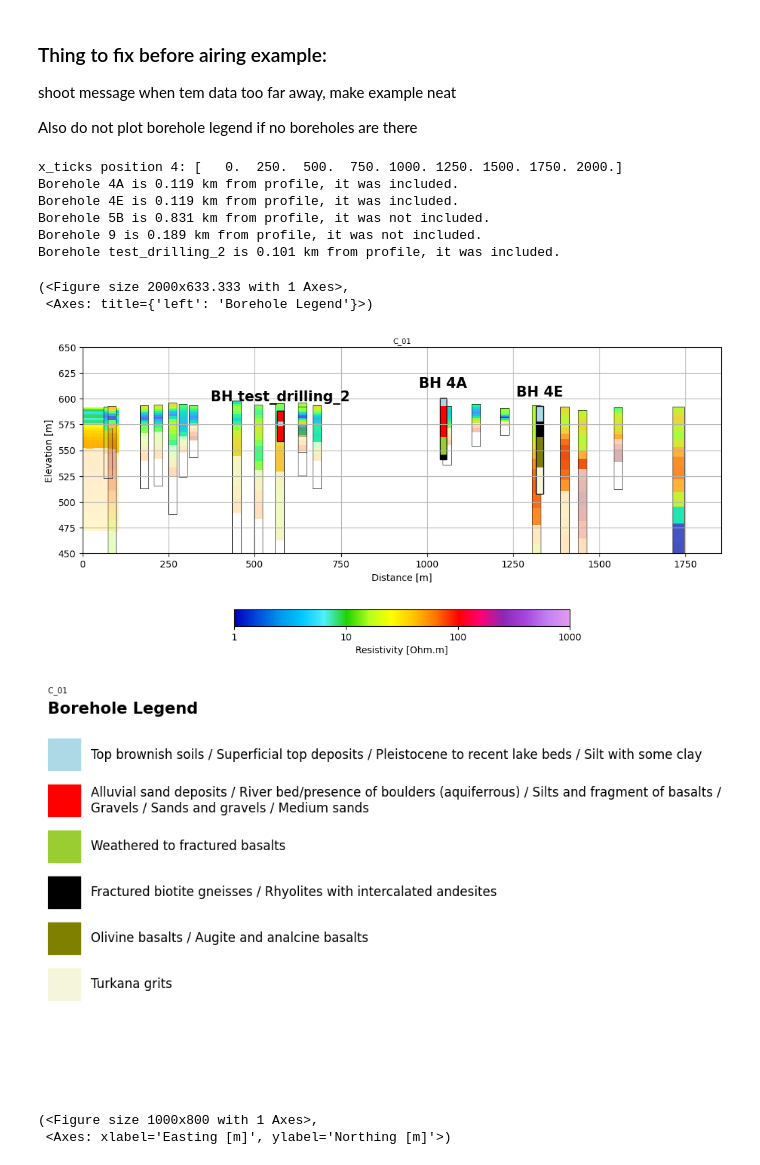
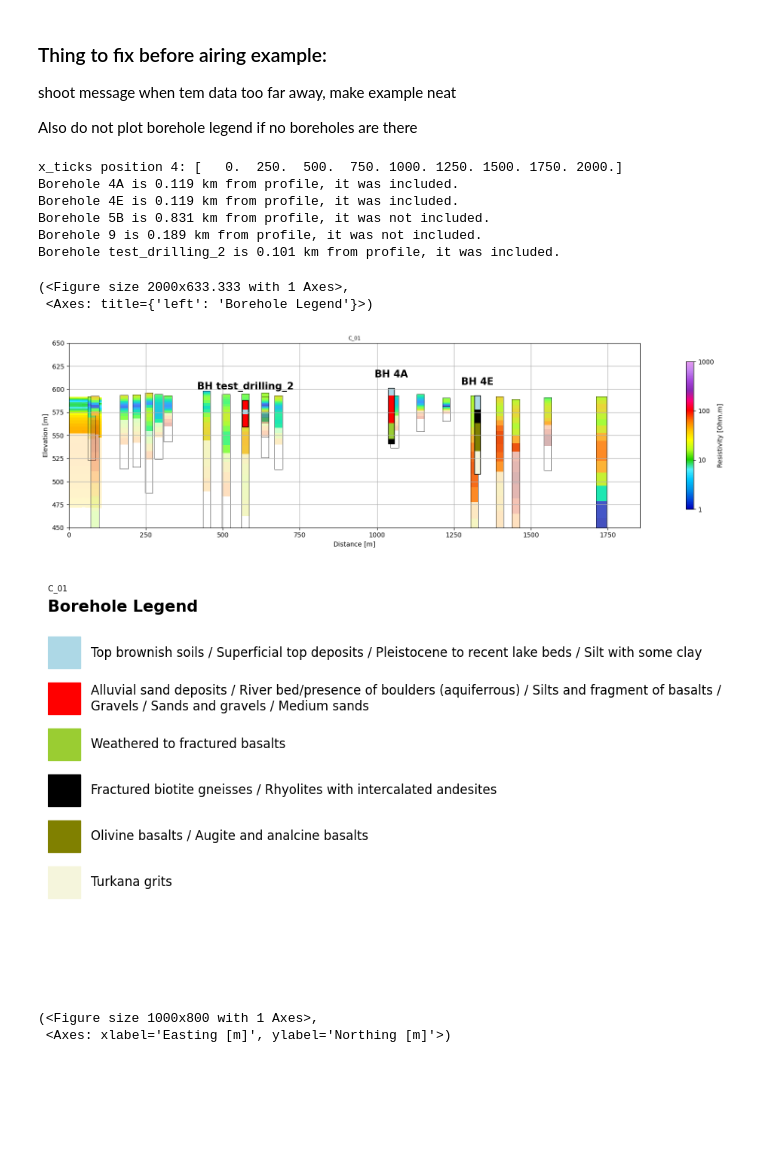
Before and after one commit to ivanyvela/ProfilePlotter, a Jupyter notebook: Examples/Kakuma.ipynb, the cells around one changed output. Cells and saved outputs as stored; diff of their text form; code cells hidden in the pictures; blank space fills up the shorter version.

```diff
--- a/Examples/Kakuma.ipynb
+++ b/Examples/Kakuma.ipynb
@@ -54,33 +54,32 @@ model.createProfiles(ttem_model_idx=0, profile_idx = profile_idx, interp_radius=
 # %%
 
 # Now we can create a plot object to plot the models
 plot = pplotter.Plot(model)
 
 fig, ax = plt.subplots(1, 1, figsize=(20,5))
 #fig  = plt.subplots(1, 1, figsize=(20,5))
 scale = 3
 vmin=1
 vmax=1000
-#plot.TEMProfile(profile_idx=profile_idx, cmap=aarhus_cmap, zmin=450, zmax=650, ax=ax, scale=scale, cbar_orientation='horizontal', vmax=vmax)
-plot.TEMProfile(profile_idx=profile_idx, zmin=450, zmax=650,ax=ax , scale=scale, cbar_orientation='horizontal', vmax=vmax)
+plot.TEMProfile(profile_idx=profile_idx, zmin=450, zmax=650,ax=ax , scale=scale, cbar=True, cbar_orientation='vertical', vmin=vmin, vmax=vmax)
 #cbar_ax = fig.axes[-1]  # Access the last created axes, which should be the colorbar
 #cbar_ax.set_position([0.75, 0.07, 0.24, 0.1])  # fits for zmin=450, zmax=650 figsize=(20,5)
 plot.addTEMSoundings(profile_idx=profile_idx, stem_model_idx=0, search_radius=100, model_width=35, ax=ax, print_msg=False, vmax=vmax)
 plot.addTEMSoundings(profile_idx=profile_idx, stem_model_idx=1, search_radius=100, model_width=35,ax=ax, print_msg=False, vmax=vmax)
 plot.addProfilerSoundings(profile_idx=profile_idx, profiler_model_idx=0, search_radius=50, model_width=25, ax=ax, print_msg=False, vmax=vmax)
 plotted_boreholes_tuple = plot.addBoreholes(profile_idx=profile_idx, ax=ax, search_radius = 150, bh_width=20 , print_msg=True, alpha=1, add_label=True,text_size=15, shift=20) #we get the plotted boreholes and the profile idx in plotted_boreholes_tuple
 # Add the borehole legend as a separate image, passing the plotted boreholes
 plot.addBoreholeLegend(plotted_boreholes_tuple, text_size=10, max_char=100)
 # %% [output]
 x_ticks position 4: [   0.  250.  500.  750. 1000. 1250. 1500. 1750. 2000.]
 Borehole 4A is 0.119 km from profile, it was included.
 Borehole 4E is 0.119 km from profile, it was included.
 Borehole 5B is 0.831 km from profile, it was not included.
 Borehole 9 is 0.189 km from profile, it was not included.
 Borehole test_drilling_2 is 0.101 km from profile, it was included.
 (<Figure size 2000x633.333 with 1 Axes>,
  <Axes: title={'left': 'Borehole Legend'}>)
-[figure, old version]
+[figure, new version]
 [figure]
 # %%
 
```
Also changed, not shown: parts of 1 cell of this notebook.
